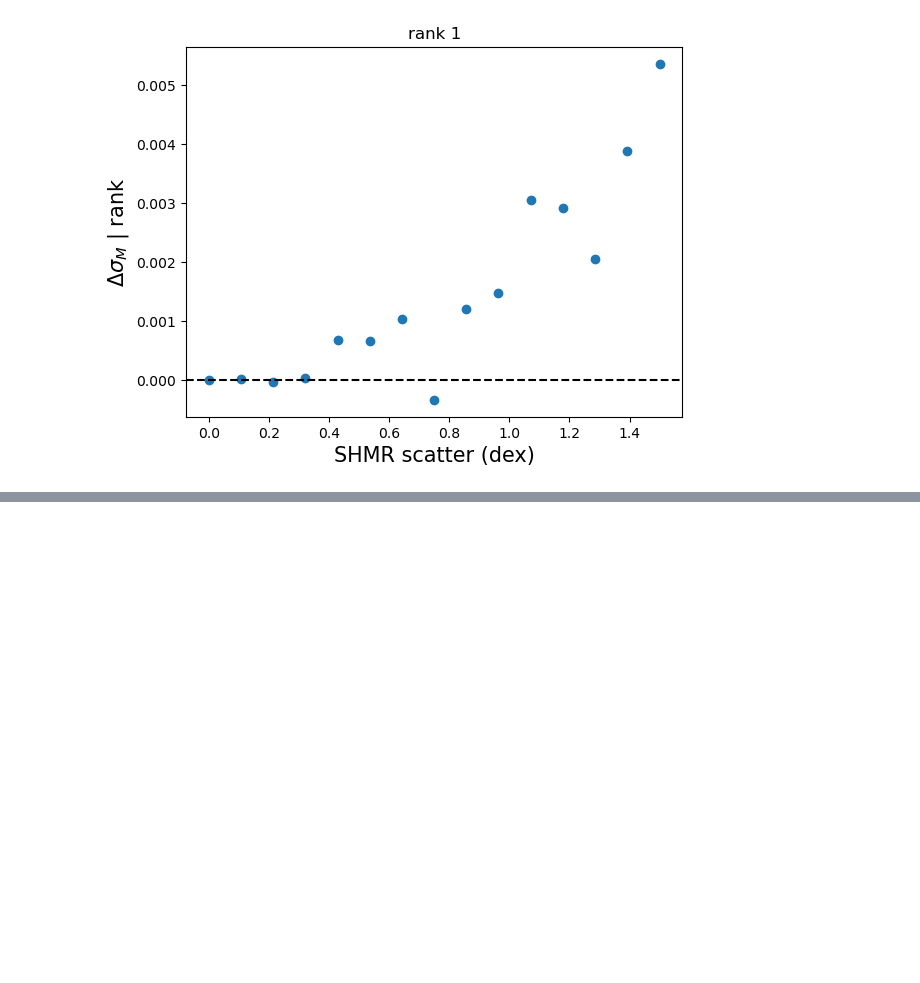
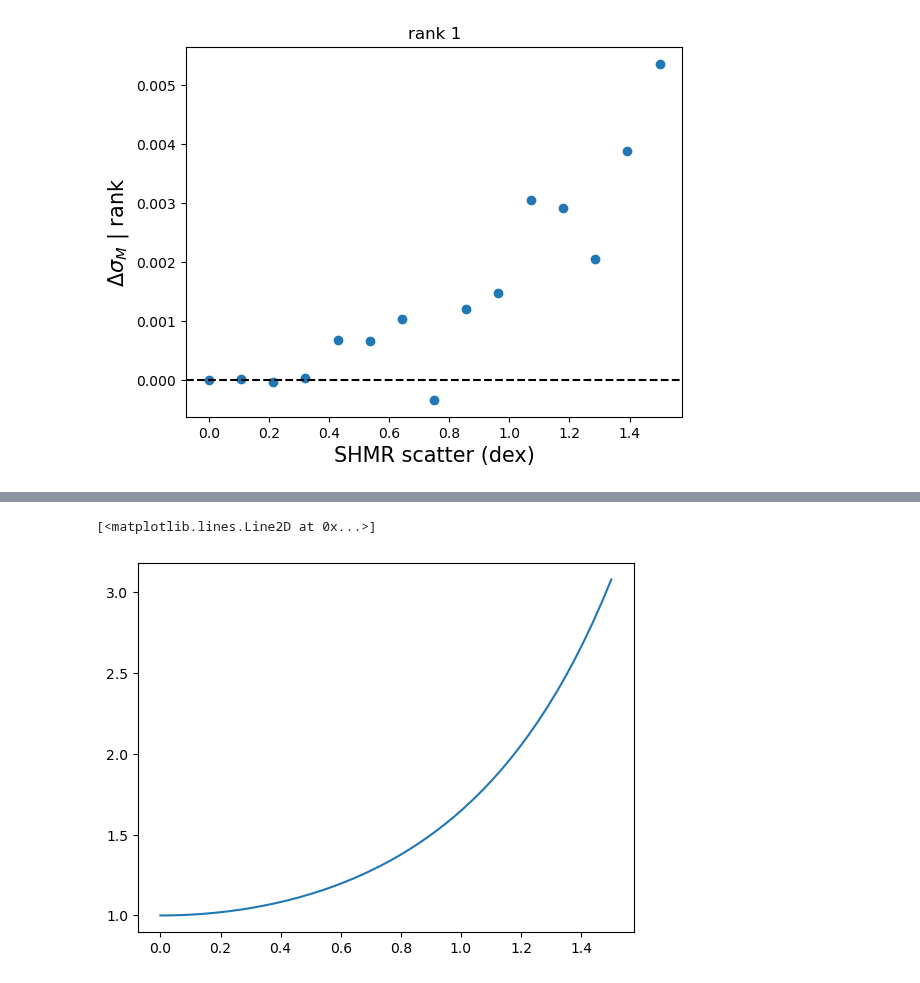
Before and after one commit to jsmonzon/SatGen, a Jupyter notebook: notebooks/rank_ordered.ipynb, the cells around one changed output, grey strips where cells are left out. Saved outputs shown, nothing was run; the diff lists cells and outputs as text; code cells hidden in the pictures; blank space fills up the shorter version.

```diff
--- a/notebooks/rank_ordered.ipynb
+++ b/notebooks/rank_ordered.ipynb
@@ -255,0 +238,15 @@ plt.show()
+# %%
+def avemass(mu, sigma):
+    exp = mu + (sigma**2)/2
+    return np.exp(exp)
+
+def varmass(mu, sigma):
+    exp = 2*sigma**2 + 2*mu
+    return np.exp(exp)
+# %%
+sigma = np.linspace(0,1.5, 50)
+# %%
+plt.plot(sigma, avemass(0, sigma))
+# %% [output]
+[<matplotlib.lines.Line2D at 0x...>]
+[figure, added]
```
Also changed, not shown: parts of 6 cells of this notebook, 7 other files.
